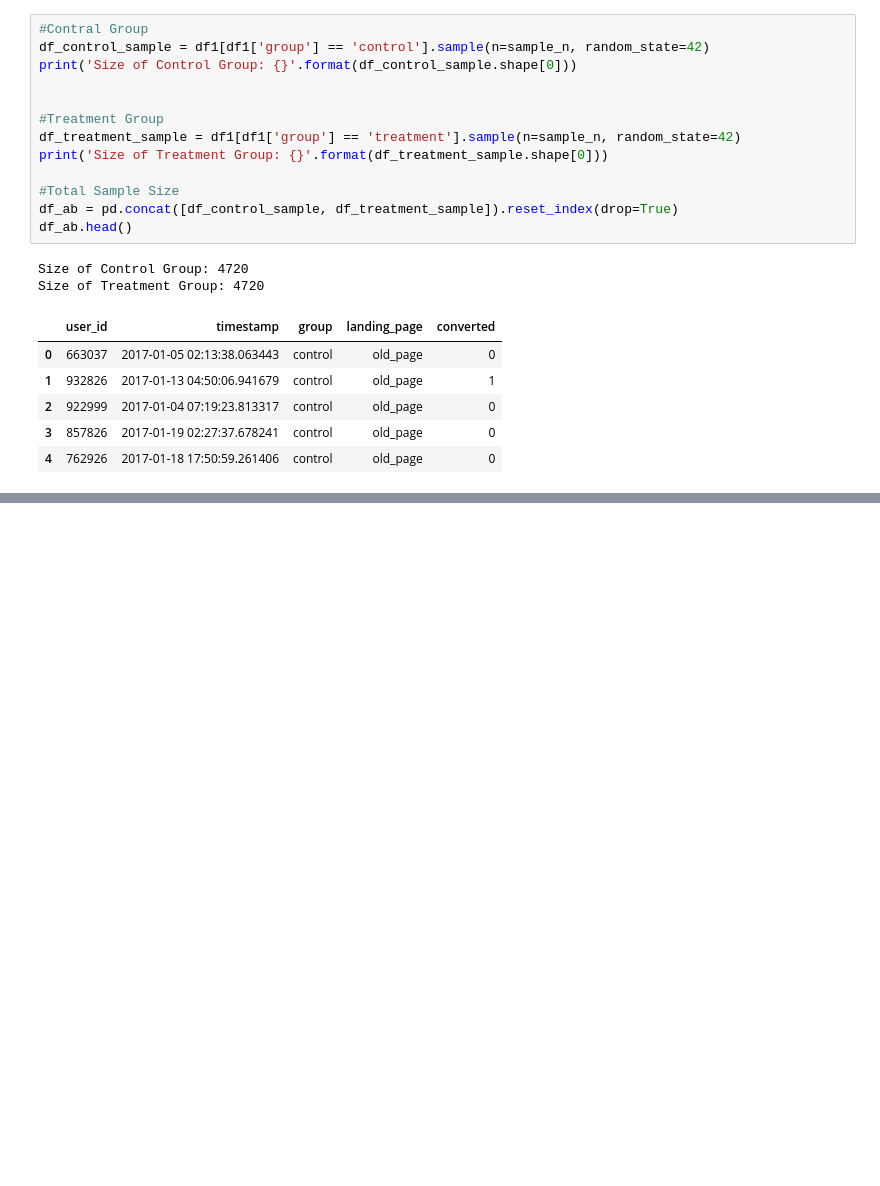
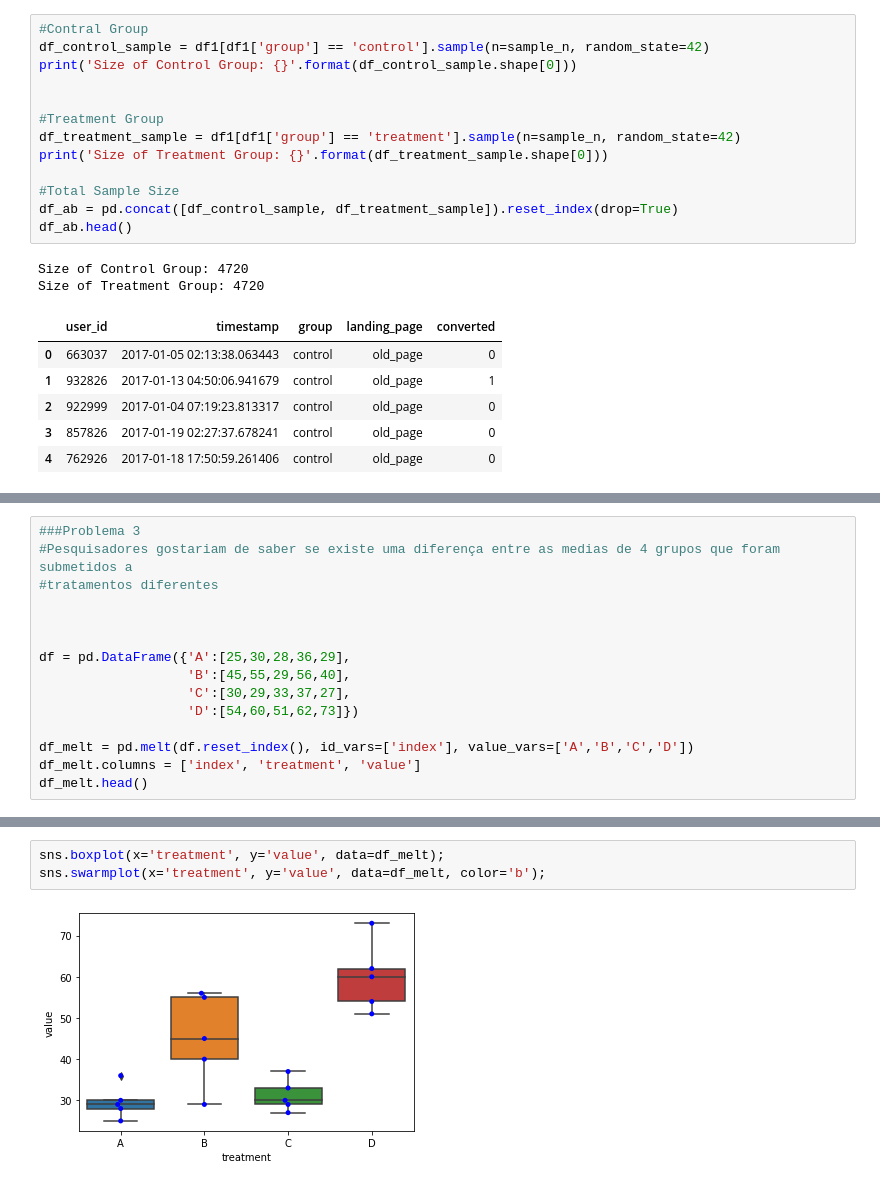
Before and after one commit to Andressa550/PA_James, a Jupyter notebook: pa_james_notebook.ipynb, the cells around one changed output, grey strips where cells are left out. Drawn from its saved outputs; the diff is of its cells as text; blank space fills up the shorter version.

```diff
--- a/pa_james_notebook.ipynb
+++ b/pa_james_notebook.ipynb
@@ -160,0 +399,15 @@ Converstion Rate - Control Group: 0.1290
+# %%
+###Problema 3
+#Pesquisadores gostariam de saber se existe uma diferença entre as medias de 4 grupos que foram submetidos a
+#tratamentos diferentes
+
+
+
+df = pd.DataFrame({'A':[25,30,28,36,29],
+                   'B':[45,55,29,56,40],
+                   'C':[30,29,33,37,27],
+                   'D':[54,60,51,62,73]})
+
+df_melt = pd.melt(df.reset_index(), id_vars=['index'], value_vars=['A','B','C','D'])
+df_melt.columns = ['index', 'treatment', 'value']
+df_melt.head()
@@ -160,0 +421,5 @@ Converstion Rate - Control Group: 0.1290
+# %%
+sns.boxplot(x='treatment', y='value', data=df_melt);
+sns.swarmplot(x='treatment', y='value', data=df_melt, color='b');
+# %% [output]
+[figure, added]
```
Also changed, not shown: parts of 36 cells of this notebook.
